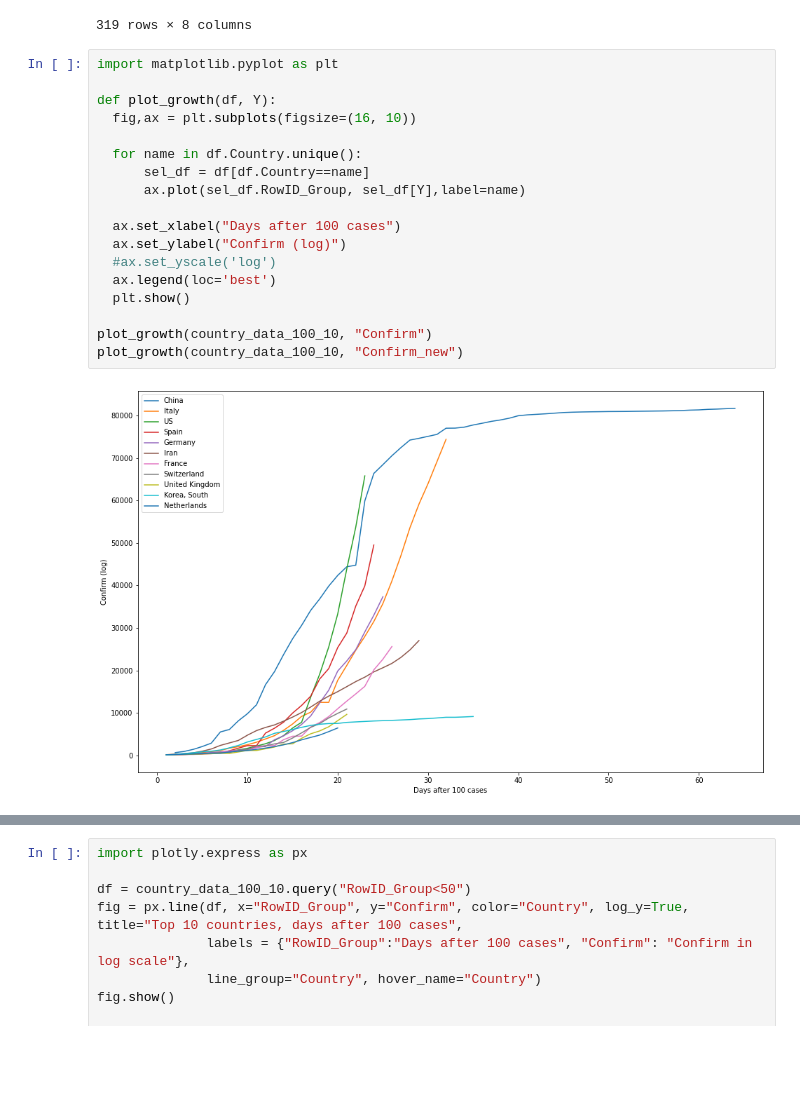
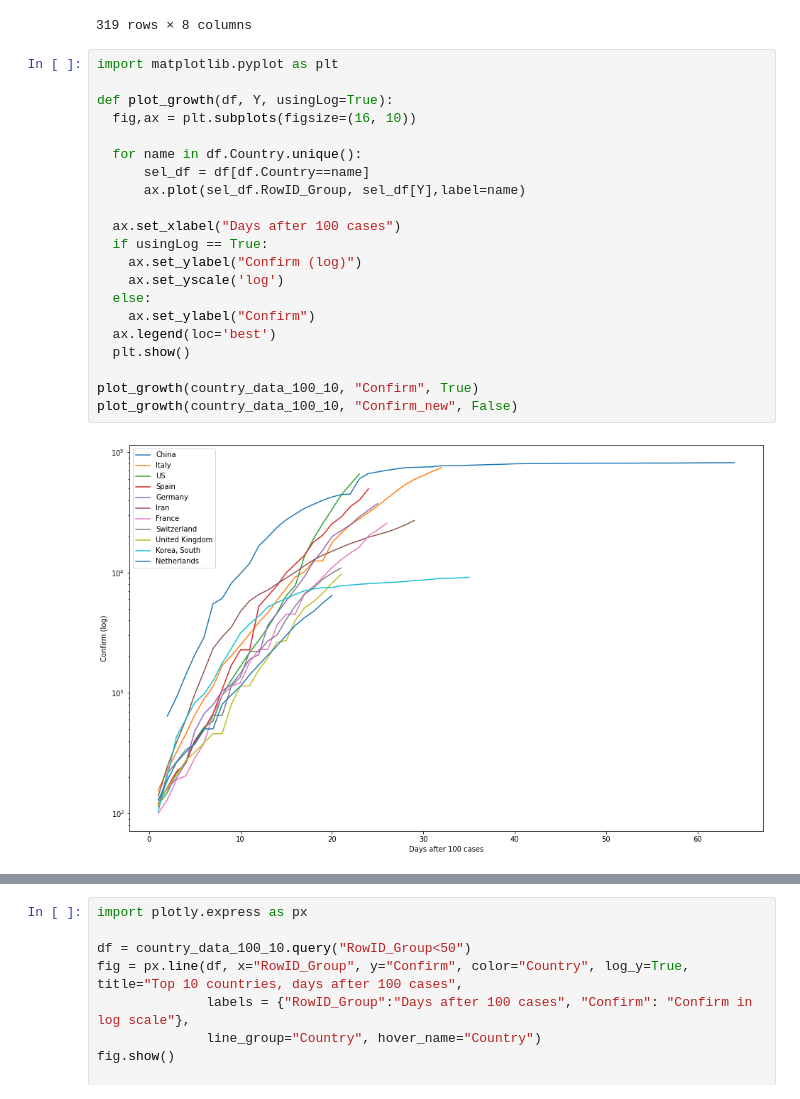
Before and after one commit to xdderekchen/ML, a Jupyter notebook: EDA_JH_COVID19.ipynb, the cells around one changed output, grey strips where cells are left out. Cells and saved outputs as stored; diff of their text form; blank space fills up the shorter version.

```diff
--- a/EDA_JH_COVID19.ipynb
+++ b/EDA_JH_COVID19.ipynb
@@ -130,20 +130,23 @@ country_data_100_10
 # %%
 import matplotlib.pyplot as plt
 
-def plot_growth(df, Y):
+def plot_growth(df, Y, usingLog=True):
   fig,ax = plt.subplots(figsize=(16, 10))
 
   for name in df.Country.unique():
       sel_df = df[df.Country==name]
       ax.plot(sel_df.RowID_Group, sel_df[Y],label=name)
 
   ax.set_xlabel("Days after 100 cases")
-  ax.set_ylabel("Confirm (log)")
-  #ax.set_yscale('log')
+  if usingLog == True:
+    ax.set_ylabel("Confirm (log)")
+    ax.set_yscale('log')
+  else:
+    ax.set_ylabel("Confirm")
   ax.legend(loc='best')
   plt.show()
 
-plot_growth(country_data_100_10, "Confirm")
-plot_growth(country_data_100_10, "Confirm_new")
+plot_growth(country_data_100_10, "Confirm", True)
+plot_growth(country_data_100_10, "Confirm_new", False)
 # %% [output]
-[figure, old version]
+[figure, new version]
```
Also changed, not shown: parts of 1 cell of this notebook.
